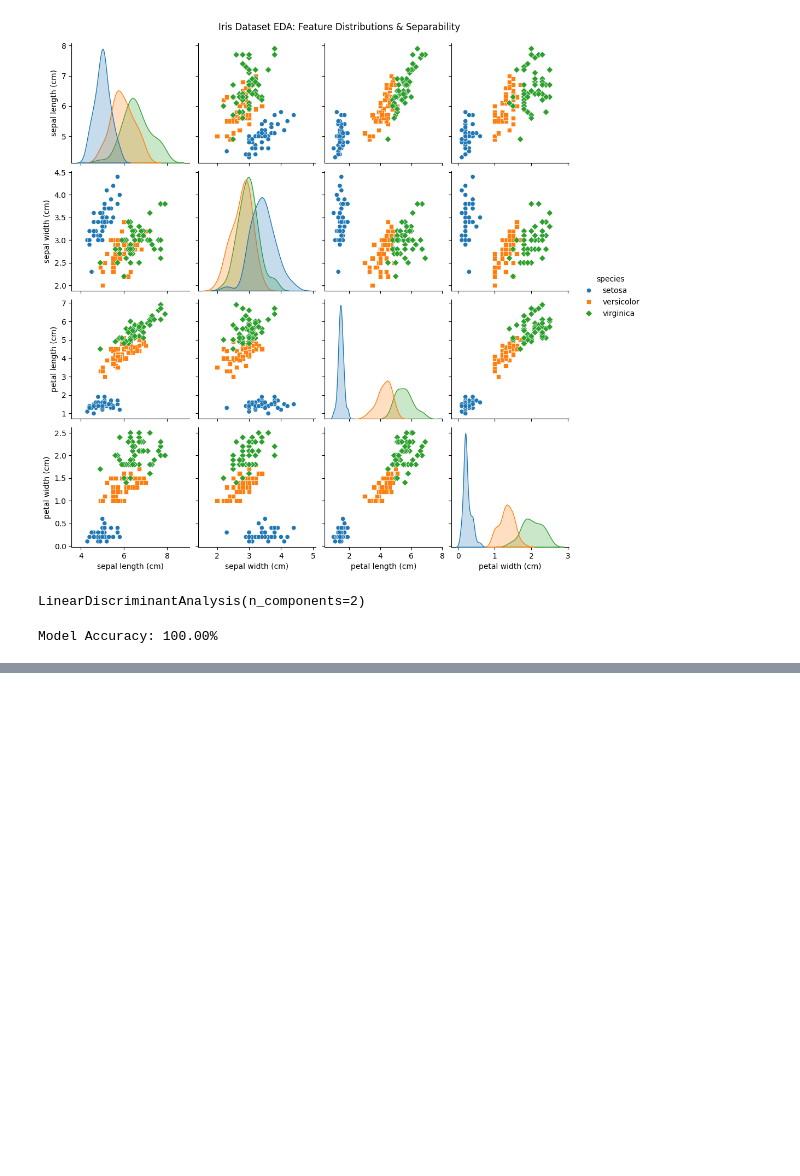
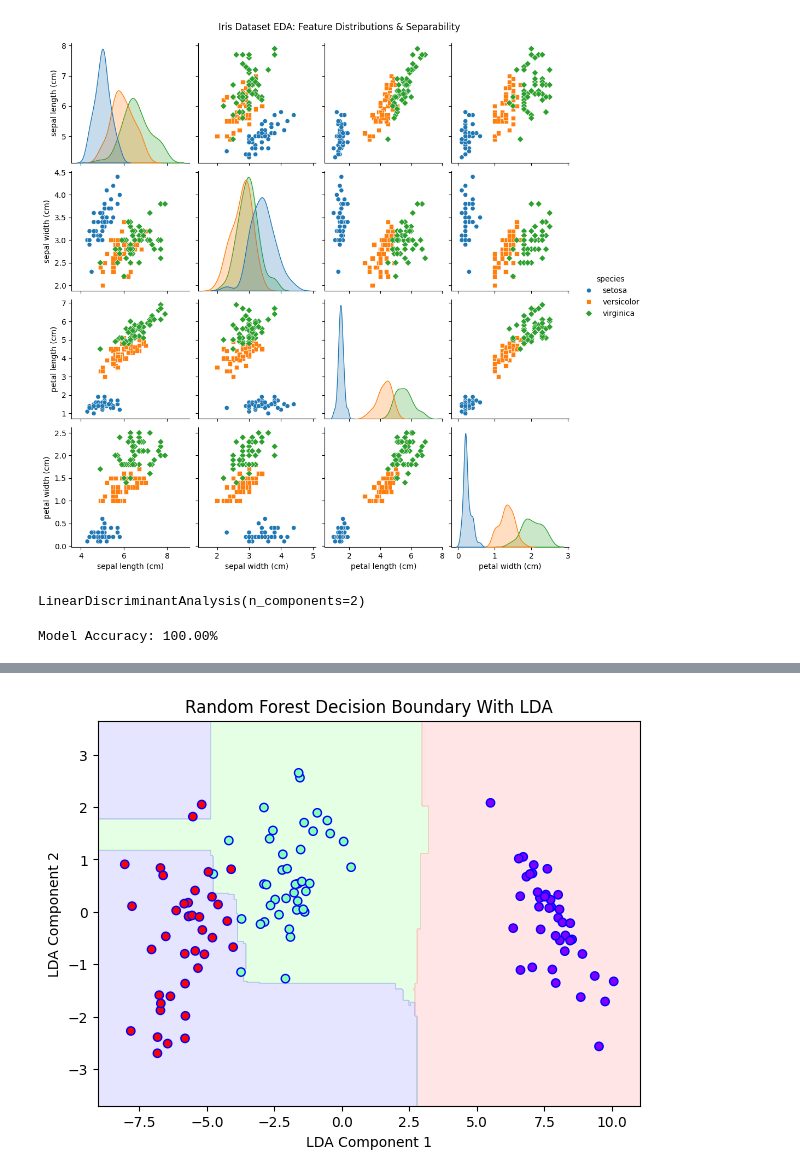
Before and after one commit to malik09-teach/batch-01, a Jupyter notebook: classification/LDA.ipynb, the cells around one changed output, grey strips where cells are left out. Drawn from its saved outputs; the diff is of its cells as text; code cells hidden in the pictures; blank space fills up the shorter version.

```diff
--- a/classification/LDA.ipynb
+++ b/classification/LDA.ipynb
@@ -63,0 +125,25 @@ print(f"Probability Scores: Setosa ({predicted_probabilities[0]:.4f}), "
+# %%
+lda = LinearDiscriminantAnalysis(n_components=2)
+X_train_lda = lda.fit_transform(X_train, y_train)
+X_test_lda = lda.transform(X_test)
+# %%
+rf_with_lda = RandomForestClassifier(max_depth=2, random_state=0)
+rf_with_lda.fit(X_train_lda, y_train)
+
+x_min, x_max = X_train_lda[:,0].min() - 1, X_train_lda[:,0].max() + 1
+y_min, y_max = X_train_lda[:,1].min() - 1, X_train_lda[:,1].max() + 1
+xx, yy = np.meshgrid(np.arange(x_min, x_max, 0.02),
+                     np.arange(y_min, y_max, 0.02))
+
+Z = rf_with_lda.predict(np.c_[xx.ravel(), yy.ravel()])
+Z = Z.reshape(xx.shape)
+
+plt.figure(figsize=(7,5))
+plt.contourf(xx, yy, Z, alpha=0.3, cmap=cmap_light)
+plt.scatter(X_train_lda[:,0], X_train_lda[:,1], c=y_train, cmap='rainbow', edgecolors='b')
+plt.xlabel('LDA Component 1')
+plt.ylabel('LDA Component 2')
+plt.title('Random Forest Decision Boundary With LDA')
+plt.show()
+# %% [output]
+[figure, added]
```
Also changed, not shown: parts of 5 cells of this notebook.
